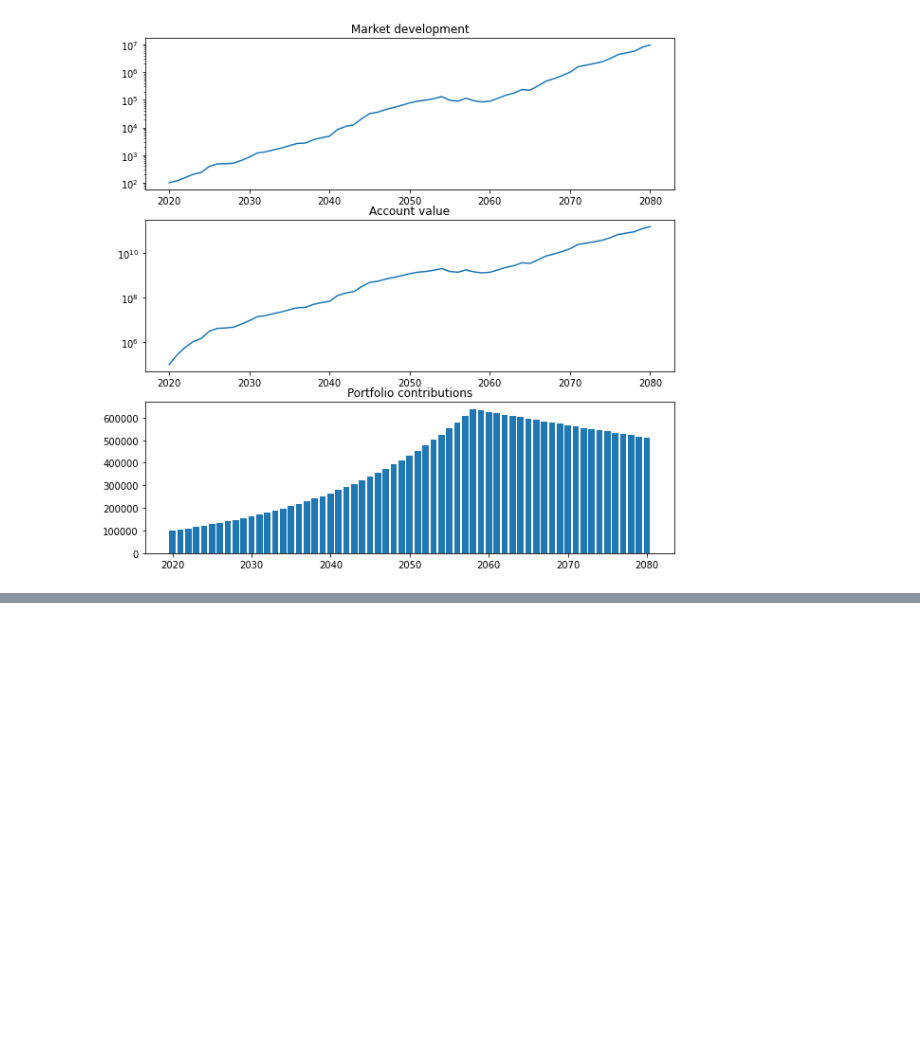
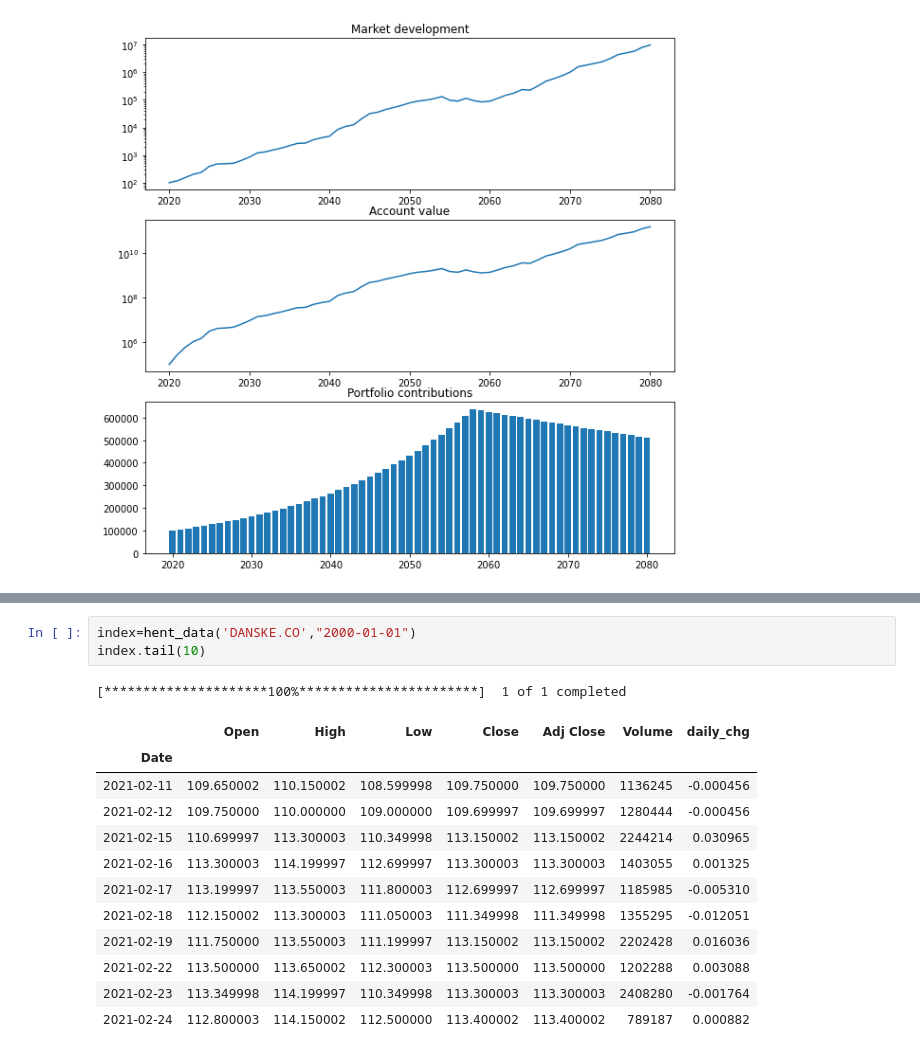
Before and after one commit to neriksen/applied_finance, a Jupyter notebook: portfolio_return.ipynb, the cells around one changed output, grey strips where cells are left out. Cells and saved outputs as stored; diff of their text form; blank space fills up the shorter version.

```diff
--- a/portfolio_return.ipynb
+++ b/portfolio_return.ipynb
@@ -104,0 +124,17 @@ Text(0.5, 1.0, 'Portfolio contributions')
+# %%
+index=hent_data('DANSKE.CO',"2000-01-01")
+index.tail(10)
+# %% [output]
+[*********************100%***********************]  1 of 1 completed
+|  | Open | High | Low | Close | Adj Close | Volume | daily_chg |
+| Date |  |  |  |  |  |  |  |
+| 2021-02-11 | 109.650002 | 110.150002 | 108.599998 | 109.750000 | 109.750000 | 1136245 | -0.000456 |
+| 2021-02-12 | 109.750000 | 110.000000 | 109.000000 | 109.699997 | 109.699997 | 1280444 | -0.000456 |
+| 2021-02-15 | 110.699997 | 113.300003 | 110.349998 | 113.150002 | 113.150002 | 2244214 | 0.030965 |
+| 2021-02-16 | 113.300003 | 114.199997 | 112.699997 | 113.300003 | 113.300003 | 1403055 | 0.001325 |
+| 2021-02-17 | 113.199997 | 113.550003 | 111.800003 | 112.699997 | 112.699997 | 1185985 | -0.005310 |
+| 2021-02-18 | 112.150002 | 113.300003 | 111.050003 | 111.349998 | 111.349998 | 1355295 | -0.012051 |
+| 2021-02-19 | 111.750000 | 113.550003 | 111.199997 | 113.150002 | 113.150002 | 2202428 | 0.016036 |
+| 2021-02-22 | 113.500000 | 113.650002 | 112.300003 | 113.500000 | 113.500000 | 1202288 | 0.003088 |
+| 2021-02-23 | 113.349998 | 114.199997 | 110.349998 | 113.300003 | 113.300003 | 2408280 | -0.001764 |
+| 2021-02-24 | 112.800003 | 114.150002 | 112.500000 | 113.400002 | 113.400002 | 789187 | 0.000882 |
```
Also changed, not shown: parts of 4 cells of this notebook.
